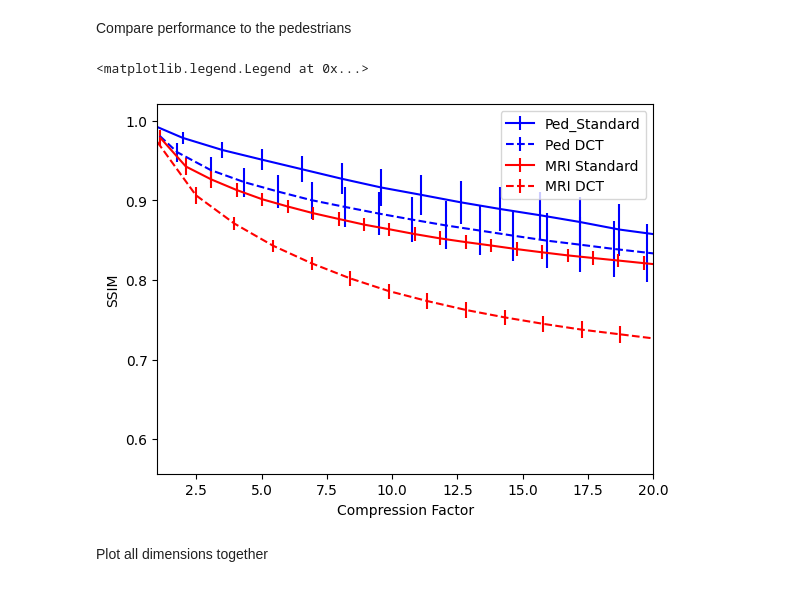
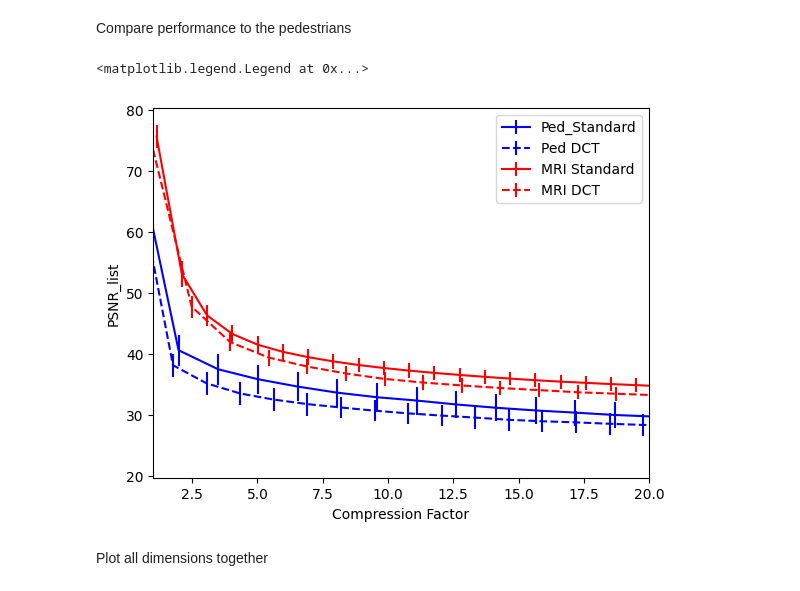
Before and after one commit to Alandroid/img-compression-mps, a Jupyter notebook: src/evaluation/Paper_eval.ipynb, the cells around one changed output. Cells and saved outputs as stored; diff of their text form; code cells hidden in the pictures.

```diff
--- a/src/evaluation/Paper_eval.ipynb
+++ b/src/evaluation/Paper_eval.ipynb
@@ -40,14 +46,14 @@ Compare Standard and DCT preprocessing what works better
 # %%
-with open("src/evaluation/results/Combined jsons/ds003799_0_10_100steps_to_0p1_DCT.json", "r") as f:
+with open("src/evaluation/results/Combined jsons/ds003799_0_25_100steps_to_0p1_DCT.json", "r") as f:
     MRI_DCT = json.load(f)
 
-with open("src/evaluation/results/Combined jsons/ds003799_0_10_100steps_to_0p1_Std.json", "r") as f:
+with open("src/evaluation/results/Combined jsons/ds003799_0_50_100steps_to_0p1_Std.json", "r") as f:
     MRI_Std = json.load(f)
 
-with open("src/evaluation/results/fMRI_0_5_100steps_to_0p1_DCT.json", "r") as f:
+with open("src/evaluation/results/Combined jsons/fMRI_0_20_100steps_to_0p1_DCT.json", "r") as f:
     fMRI_DCT = json.load(f)
 
-with open("src/evaluation/results/fMRI_0_5_100steps_to_0p1_Std.json", "r") as f:
+with open("src/evaluation/results/Combined jsons/fMRI_0_45_100steps_to_0p1_Std.json", "r") as f:
     fMRI_Std = json.load(f)
 
 with open("src/evaluation/results/MRI_slice_ds003799_0_to_50_100_steps_to_03_DCT.json", "r") as f:
@@ -134,21 +157,21 @@ with open("src/evaluation/results/Pedestrians_0_10_100steps_to_0p1_DCT.json", "r
 with open("src/evaluation/results/Pedestrians_0_10_100steps_to_0p1_Std.json", "r") as f:
     Ped_Std = json.load(f)
 # %%
-key_y = "ssim_list"
+key_y = "PSNR_list"
 Ped_DCT_mean, Ped_DCT_std, Ped_compfactor_DCT = calc_mean_std(Ped_DCT, 100, key_y= key_y)
 Ped_Std_mean, Ped_Std_std, Ped_compfactor_Std = calc_mean_std(Ped_Std, 100, key_y= key_y)
 MRI_DCT_mean, MRI_DCT_std, MRI_compfactor_DCT = calc_mean_std(MRI_DCT, 100, key_y= key_y)
 MRI_Std_mean, MRI_Std_std, MRI_compfactor_Std = calc_mean_std(MRI_Std, 100, key_y= key_y)
 plt.errorbar(Ped_compfactor_Std*0.5, Ped_Std_mean, yerr=Ped_Std_std, label='Ped_Standard', color = "blue")
 plt.errorbar(Ped_compfactor_DCT*0.5, Ped_DCT_mean, yerr=Ped_DCT_std, label='Ped DCT', linestyle='dashed', color = "blue")
 plt.errorbar(MRI_compfactor_Std, MRI_Std_mean, yerr=MRI_Std_std, label='MRI Standard', color = "red")
 plt.errorbar(MRI_compfactor_DCT, MRI_DCT_mean, yerr=MRI_DCT_std, label='MRI DCT', linestyle='dashed', color = "red")
 plt.xlabel('Compression Factor')
-plt.ylabel('SSIM')
+plt.ylabel(key_y)
 plt.xlim(1, 20)
 plt.legend()
 # %% [output]
 <matplotlib.legend.Legend at 0x...>
-[figure, old version]
+[figure, new version]
 # %% [markdown]
 Plot all dimensions together
```
Also changed, not shown: parts of 8 cells of this notebook, 10 other files.
